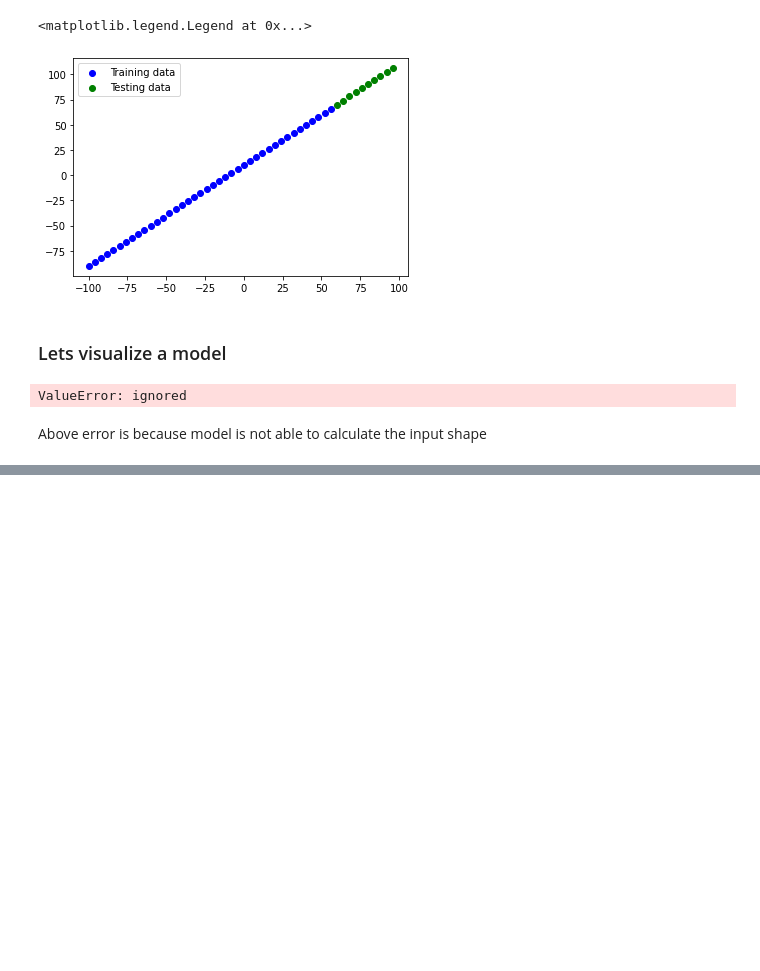
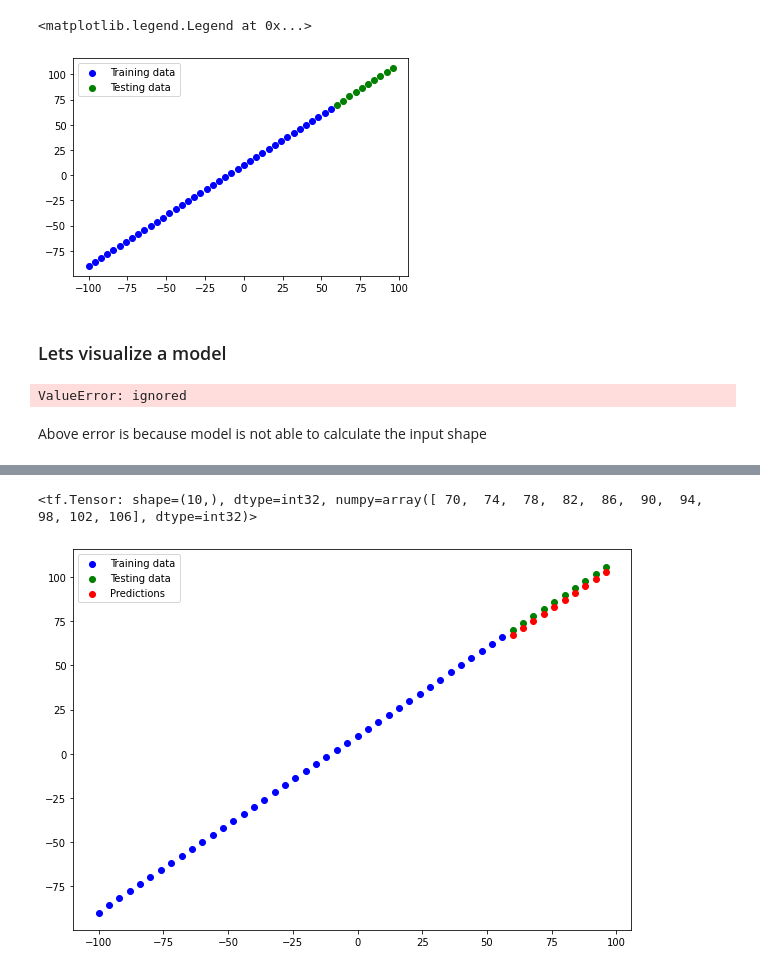
Before and after one commit to VinoJose/Tensorflow, a Jupyter notebook: 01_neural_network_regression_in_tensorflow.ipynb, the cells around one changed output, grey strips where cells are left out. Cells and saved outputs as stored; diff of their text form; code cells hidden in the pictures; blank space fills up the shorter version.

```diff
--- a/01_neural_network_regression_in_tensorflow.ipynb
+++ b/01_neural_network_regression_in_tensorflow.ipynb
@@ -253,0 +280,4 @@ plot_model(model, show_shapes=True)
+# %%
+# Make some predictions
+y_pred = model.predict(X_test)
+y_pred
@@ -253,0 +295,27 @@ plot_model(model, show_shapes=True)
+# %%
+y_test
+# %% [output]
+<tf.Tensor: shape=(10,), dtype=int32, numpy=array([ 70,  74,  78,  82,  86,  90,  94,  98, 102, 106], dtype=int32)>
+# %%
+# Let's create a function to visualize the predictions
+def plot_predictions(Training_data,
+                     Training_labels,
+                     Testing_data,
+                     Testing_labels,
+                     Predictions
+                     ):
+  plt.figure(figsize=[10,7])
+  # plot the training data
+  plt.scatter(Training_data,Training_labels, c="b", label= "Training data")
+
+  # plot the testing data
+  plt.scatter(Testing_data, Testing_labels, c="g", label="Testing data")
+
+  # plot predictions
+  plt.scatter(Testing_data, Predictions, c="r", label="Predictions")
+
+  plt.legend()
+# %%
+plot_predictions(X_train, y_train, X_test, y_test, y_pred)
+# %% [output]
+[figure, added]
```
Also changed, not shown: parts of 7 cells of this notebook.
